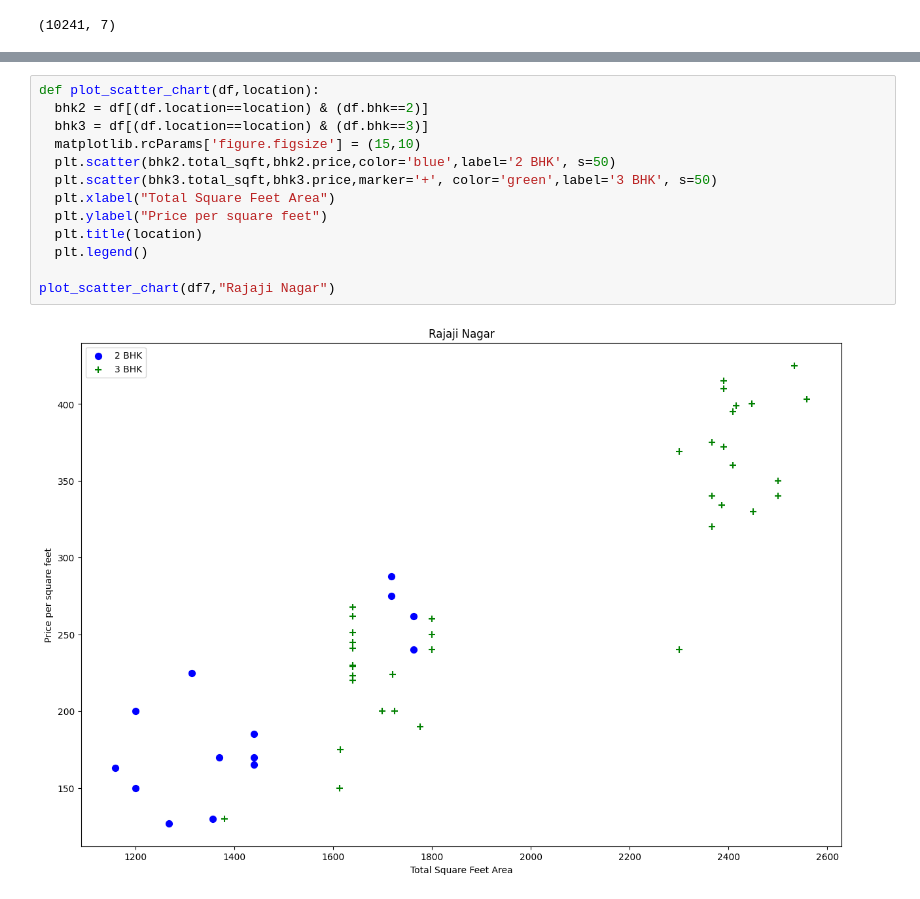
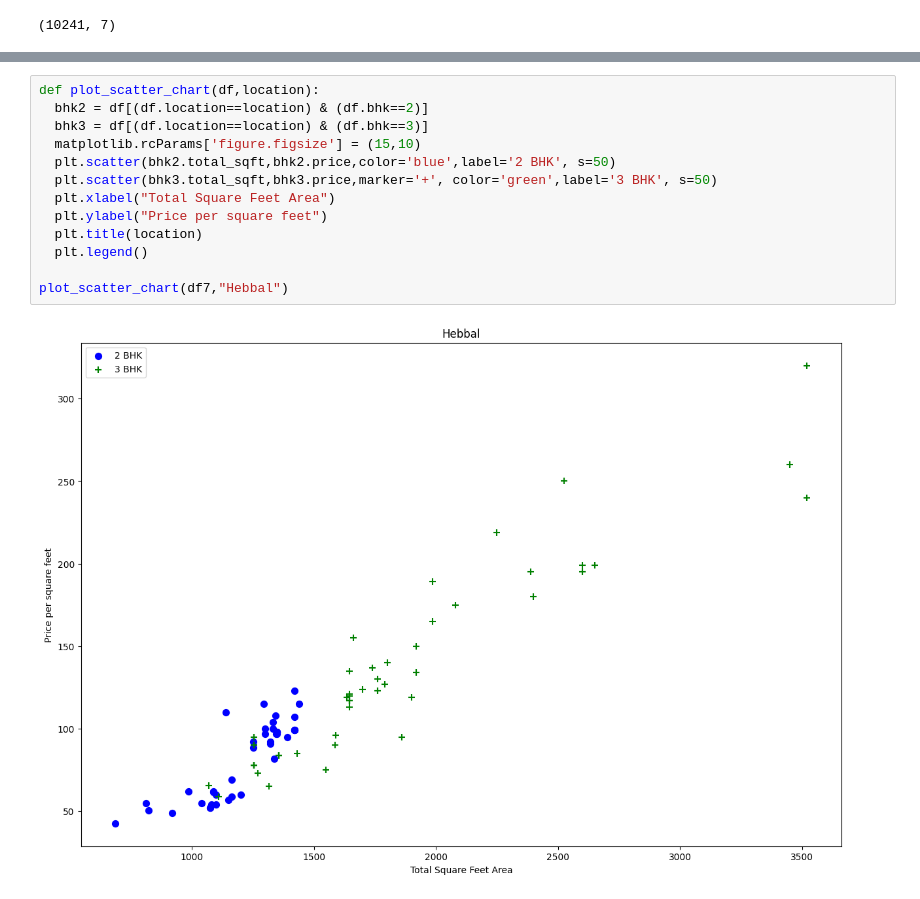
Before and after one commit to JeswinJestin/BangloreHousePricePrediction, a Jupyter notebook: DS_ML_1_HousePricePrediction.ipynb, the cells around one changed output, grey strips where cells are left out. Cells and saved outputs as stored; diff of their text form.

```diff
--- a/DS_ML_1_HousePricePrediction.ipynb
+++ b/DS_ML_1_HousePricePrediction.ipynb
@@ -502,15 +610,15 @@ df7.shape
 # %%
 def plot_scatter_chart(df,location):
   bhk2 = df[(df.location==location) & (df.bhk==2)]
   bhk3 = df[(df.location==location) & (df.bhk==3)]
   matplotlib.rcParams['figure.figsize'] = (15,10)
   plt.scatter(bhk2.total_sqft,bhk2.price,color='blue',label='2 BHK', s=50)
   plt.scatter(bhk3.total_sqft,bhk3.price,marker='+', color='green',label='3 BHK', s=50)
   plt.xlabel("Total Square Feet Area")
   plt.ylabel("Price per square feet")
   plt.title(location)
   plt.legend()
 
-plot_scatter_chart(df7,"Rajaji Nagar")
+plot_scatter_chart(df7,"Hebbal")
 # %% [output]
-[figure, old version]
+[figure, new version]
```
Also changed, not shown: parts of 38 cells of this notebook.
